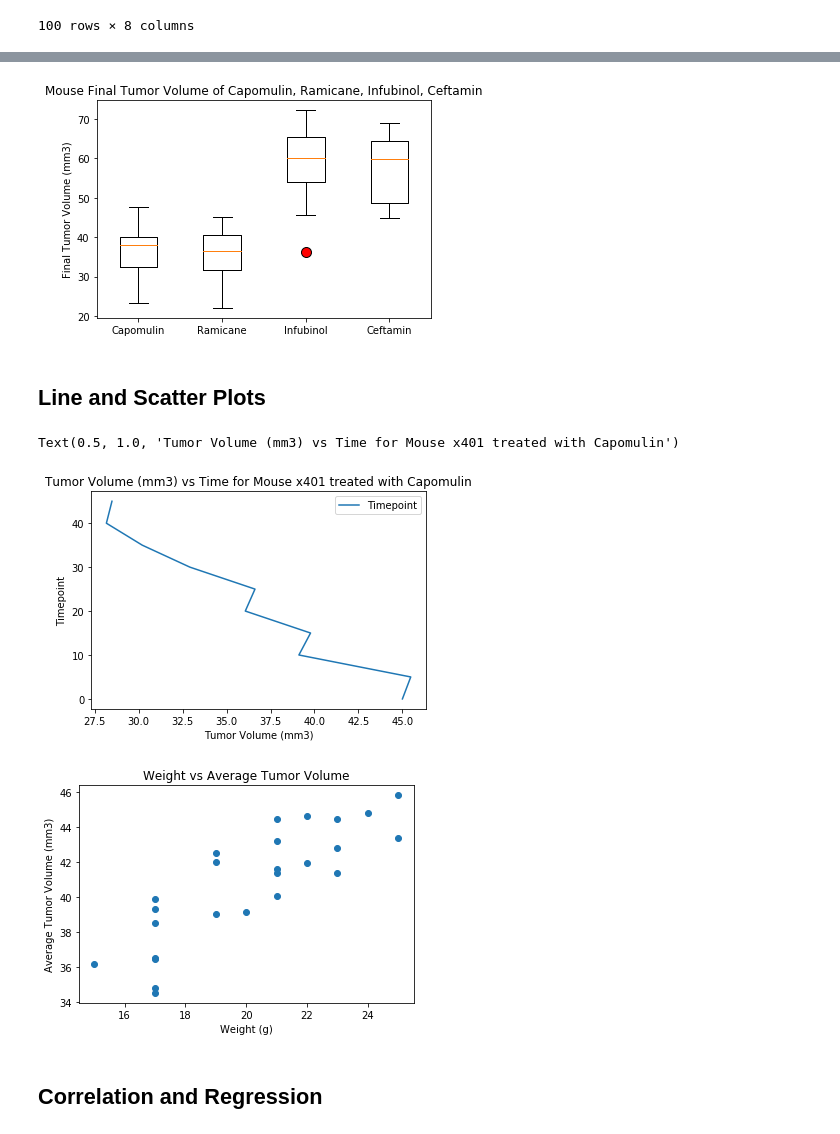
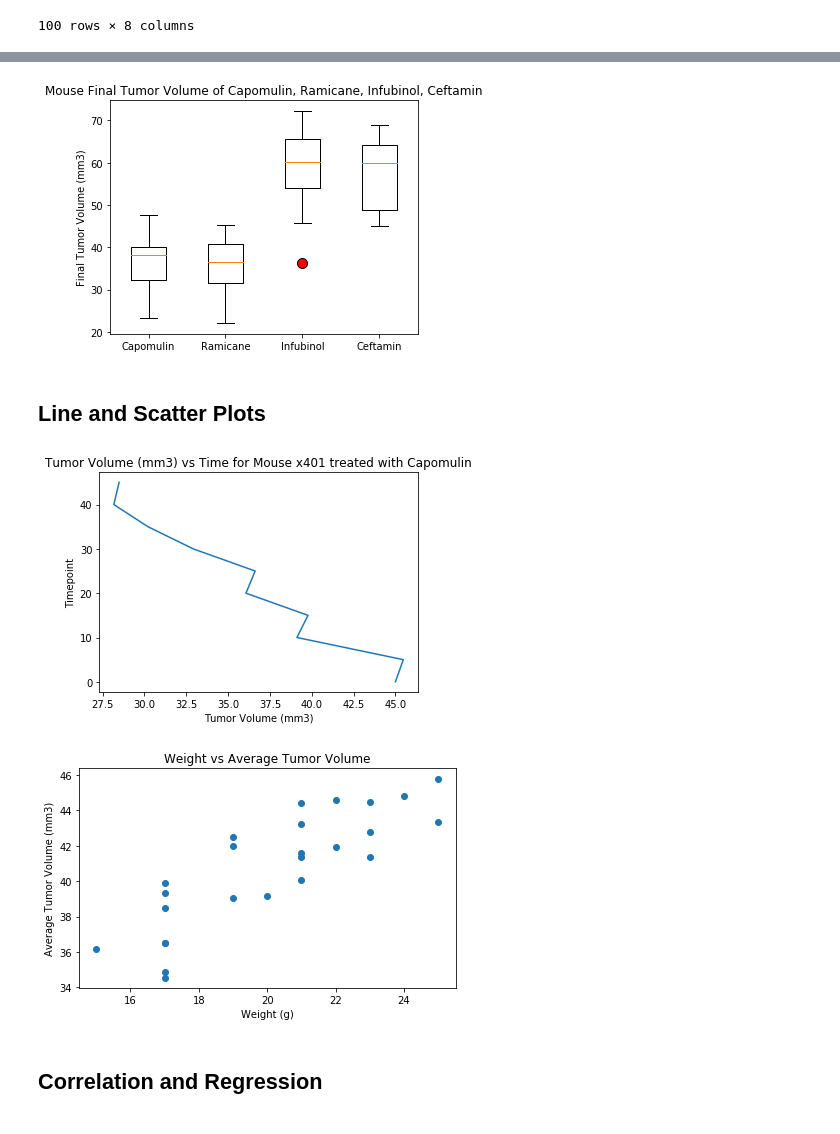
Before and after one commit to KirstieMcCown/matplotlib-challenge, a Jupyter notebook: Instructions/Pymaceuticals/pymaceuticals_starter.ipynb, the cells around one changed output, grey strips where cells are left out. Drawn from its saved outputs; the diff is of its cells as text; code cells hidden in the pictures.

```diff
--- a/Instructions/Pymaceuticals/pymaceuticals_starter.ipynb
+++ b/Instructions/Pymaceuticals/pymaceuticals_starter.ipynb
@@ -274,6 +270,9 @@ for drug in treatment_list:
     # Append tumor volumes to tumor list
     tumor_vol_list.append(tumor_vol)
 
+    # Put the data back into a data frame to use within an if statement
+    tumor_df = pd.DataFrame(tumor_vol,columns=["Tumor Volume (mm3)"])
+
     # Determine outliers using upper and lower bounds
     # Calculate the quartiles and IQR for each treatment, and quantitatively determine if there are any potential outliers across all four treatment regimens.
     quartiles = tumor_vol.quantile([0.25,0.5,0.75])
@@ -288,7 +287,7 @@ for drug in treatment_list:
     # Print out the calculations in a readable format
     print("\n\n")
     print(f"Treatment Type: {drug}")
-    print("--------------------------------------------------------------------")
+    print("--------------------------")
     print(f"The lower quartile of tumor volume is: {lowerq}")
     print(f"The upper quartile of tumor volume is: {upperq}")
     print(f"The interquartile range of tumor volume is: {iqr}")
@@ -298,16 +297,17 @@ for drug in treatment_list:
 
 
     # Determine the outliers using the upper and lower bounds
-    outliers = final_clean.loc[(final_clean["Tumor Volume (mm3)"] < lower_bound) | (final_clean["Tumor Volume (mm3)"] > upper_bound)]
-
-    outliers
+    outliers = tumor_df.loc[(tumor_df["Tumor Volume (mm3)"] < lower_bound) | (tumor_df["Tumor Volume (mm3)"] > upper_bound)]
 
     if outliers.empty:
-        print(f"There are no outliers for {drug} in the data.")
+        print(f"\nThere are no outliers for {drug} in the data.")
 
     # If there are outliers, display a data frame containing all of the outliers for the treatment (drug) type
     else:
-        print(f"\nThe following are outliers for {drug} in the data: \n" )
-        outliers
+        print(f"\nThe following are outliers for {drug} in the data: \n")
+        display(outliers)
+
+
+    print("--------------------------------------------------------------------\n")
 # %% [output]
 Treatment Type: Capomulin
@@ -330,18 +348,20 @@ The following are outliers for Ceftamin in the data:
 # %%
 # Generate a box plot of the final tumor volume of each mouse across four regimens of interest
 
 # Set properties for any outliers
 outliers = dict(markerfacecolor = "red", markersize = 10)
 
 # Plot box plot with infomration from the tumor volume list, including drug names as labels for each plot, and assign the outlier properties
 plt.boxplot(tumor_vol_list, flierprops=outliers, labels = treatment_list)
 
 # Give the plot a title and y label
 plt.title("Mouse Final Tumor Volume of Capomulin, Ramicane, Infubinol, Ceftamin")
 plt.ylabel("Final Tumor Volume (mm3)")
-plt.show()
+plt.savefig("Images/Mouse_Final_Tumor_Volume_of_Capomulin_Ramicane_Infubinol_Ceftamin.png");
+plt.tight_layout()
+plt.show();
 # %% [output]
-[figure, old version]
+[figure, new version]
 # %% [markdown]
 ## Line and Scatter Plots
 # %%
@@ -357,13 +377,12 @@ new_capo_mice_df.set_index("Tumor Volume (mm3)")["Timepoint"].plot();
 
 # Set x and y labels and create a legend
 plt.ylabel("Timepoint")
-plt.legend()
 
 # Add a title
 plt.title("Tumor Volume (mm3) vs Time for Mouse x401 treated with Capomulin")
 
 # Save image
-# plt.savefig("Images/Tumor_Volume_(mm3)_vs_Time_for_Mouse_x401_treated_with_Capomulin.png")
+plt.tight_layout()
+plt.savefig("Images/Tumor_Volume_(mm3)_vs_Time_for_Mouse_x401_treated_with_Capomulin.png");
 # %% [output]
-Text(0.5, 1.0, 'Tumor Volume (mm3) vs Time for Mouse x401 treated with Capomulin')
-[figure, old version]
+[figure, new version]
@@ -402,9 +405,10 @@ weightvtumor.set_xlabel("Weight (g)");
 weightvtumor.set_ylabel("Average Tumor Volume (mm3)");
 
 # Save image
-# plt.savefig("Images/Weight_vs_Average_Tumor_Volume.png")
+plt.tight_layout()
+plt.savefig("Images/Weight_vs_Average_Tumor_Volume.png")
 # %% [output]
-[figure, old version]
+[figure, new version]
 # %% [markdown]
 ## Correlation and Regression
 # %%
```
Also changed, not shown: parts of 10 cells of this notebook, 8 other files.
